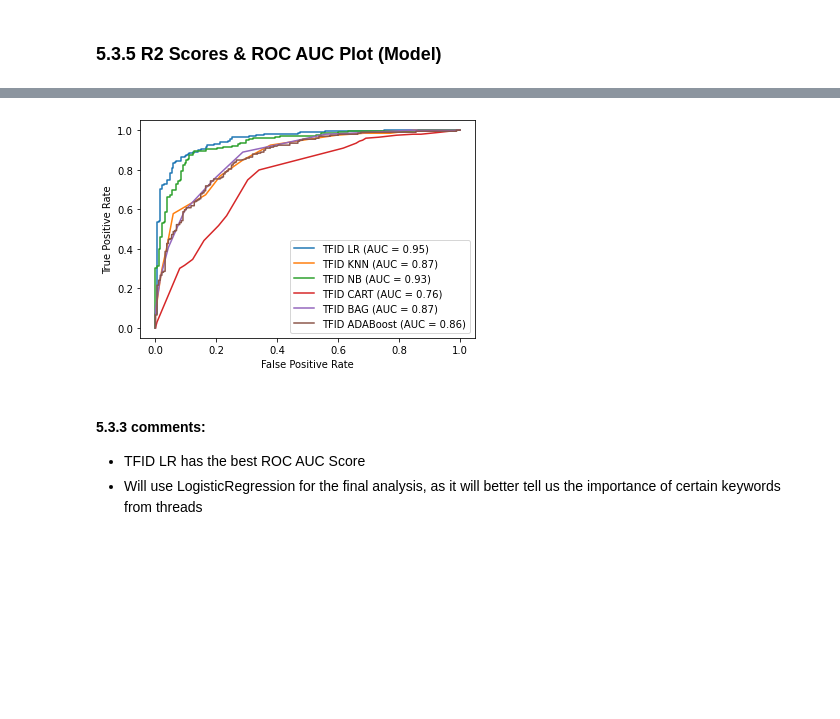
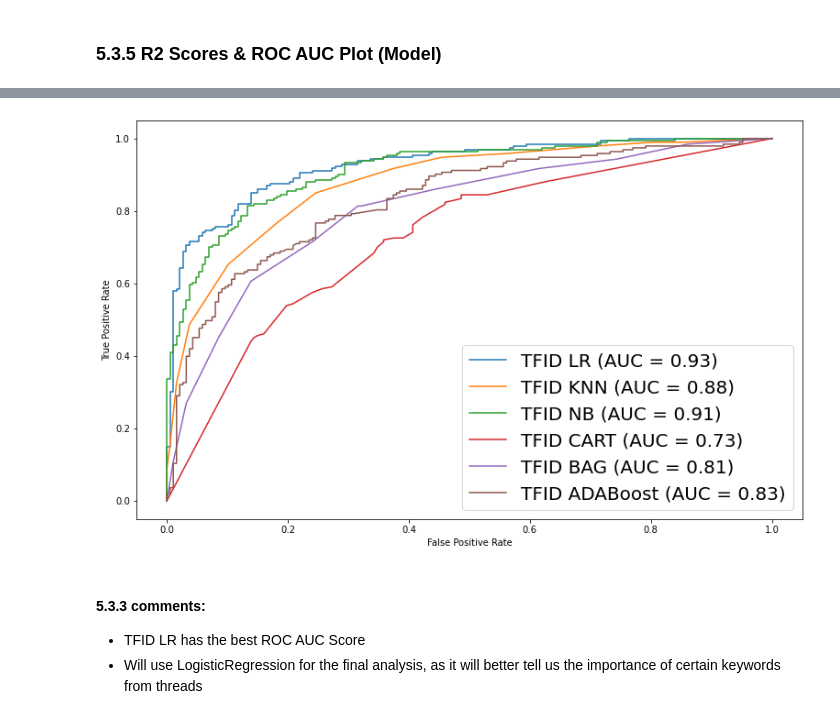
Before and after one commit to SimYiSY/Reddit_Post_Classification, a Jupyter notebook: code/2. Reddit Model.ipynb, the cells around one changed output, grey strips where cells are left out. Drawn from its saved outputs; the diff is of its cells as text; code cells hidden in the pictures; blank space fills up the shorter version.

```diff
--- a/code/2. Reddit Model.ipynb
+++ b/code/2. Reddit Model.ipynb
@@ -98,0 +103,5 @@ No.of duplciated post in Thread BreakUps: 0
+# %%
+df_t1.drop(index = df_t1[df_t1.selftext.duplicated()].index, inplace = True)
+df_t2.drop(index = df_t2[df_t2.selftext.duplicated()].index, inplace = True)
+print(f'No.of duplciated post in Thread {thread_1}: {df_t1.selftext.duplicated().sum()}')
+print(f'No.of duplciated post in Thread {thread_2}: {df_t2.selftext.duplicated().sum()}')
@@ -723,8 +701,8 @@ tfid_nb = Pipeline([
 ])
 
 pipe_params = {
-    'tfid__max_features': [900, 1000],
-    'tfid__min_df': [2, 3, 4],
+    'tfid__max_features': [1000,2000,3000],
+    'tfid__min_df': [1, 2, 3],
     'tfid__max_df': [.3, .4, .5],
     'tfid__ngram_range': [(1,1), (1,2)],
     'nb__alpha': list(np.linspace(0.1,1,5))
@@ -885,12 +864,14 @@ ADABoost Fit Time: 192.4877405166626
 # %%
-tfid_lr_disp = plot_roc_curve(gs_tfid_lr, clean_test_text, y_test, name = 'TFID LR')
+fig, ax = plt.subplots(figsize=(13, 8))
+tfid_lr_disp = plot_roc_curve(gs_tfid_lr, clean_test_text, y_test, name = 'TFID LR', ax = ax)
 tfid_knn_disp = plot_roc_curve(gs_tfid_knn, clean_test_text, y_test, name = 'TFID KNN', ax = tfid_lr_disp.ax_)
 tfid_nb_disp = plot_roc_curve(gs_tfid_nb, clean_test_text, y_test, name = 'TFID NB', ax = tfid_lr_disp.ax_)
 tfid_cart_disp = plot_roc_curve(gs_tfid_cart, clean_test_text, y_test, name = 'TFID CART', ax = tfid_lr_disp.ax_)
 tfid_bag_disp = plot_roc_curve(gs_tfid_bag, clean_test_text, y_test, name = 'TFID BAG', ax = tfid_lr_disp.ax_)
-tfid_ada_disp = plot_roc_curve(gs_tfid_ada, clean_test_text, y_test, name = 'TFID ADABoost', ax = tfid_lr_disp.ax_);
+tfid_ada_disp = plot_roc_curve(gs_tfid_ada, clean_test_text, y_test, name = 'TFID ADABoost', ax = tfid_lr_disp.ax_)
+plt.legend(prop={"size":20});
 # %% [output]
-[figure, old version]
+[figure, new version]
 # %% [markdown]
 #### 5.3.3 comments:
 - TFID LR has the best ROC AUC Score
```
Also changed, not shown: parts of 60 cells of this notebook, 1 other file.
